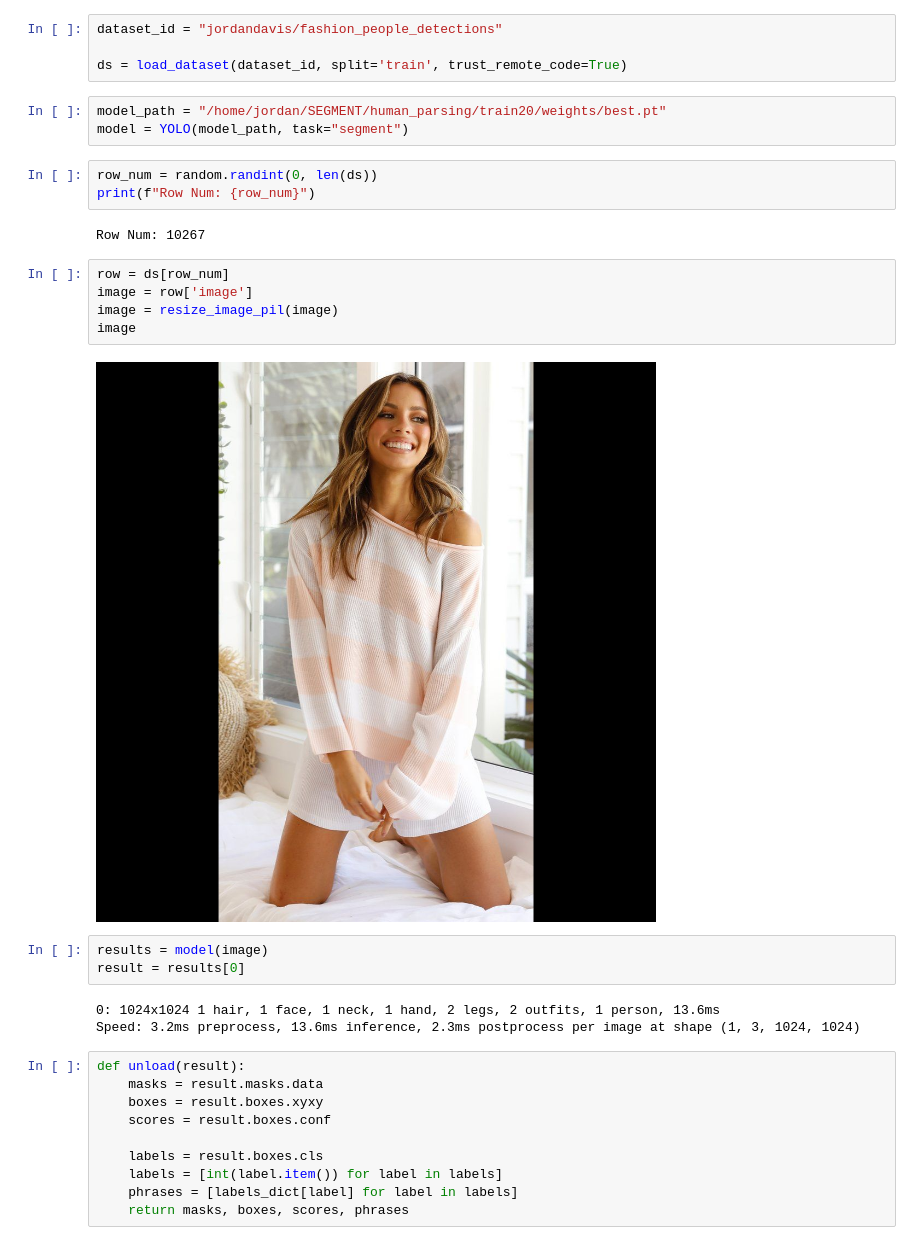
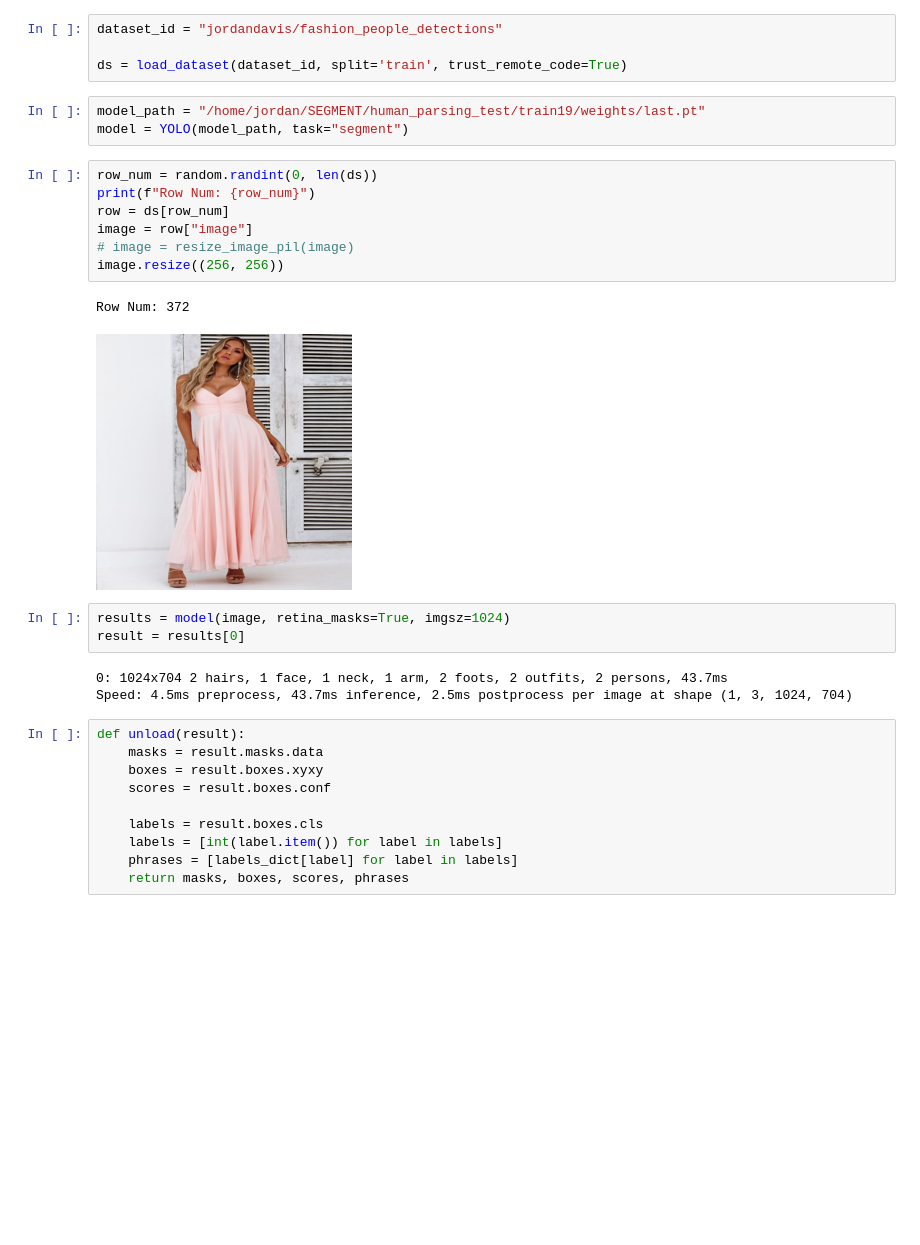
Before and after one commit to MnLgt/ImagenHeap, a Jupyter notebook: notebooks/yolo_results.ipynb, the cells around one changed output. Drawn from its saved outputs; the diff is of its cells as text; blank space fills up the shorter version.

```diff
--- a/notebooks/yolo_results.ipynb
+++ b/notebooks/yolo_results.ipynb
@@ -24,26 +24,24 @@ dataset_id = "jordandavis/fashion_people_detections"
 
 ds = load_dataset(dataset_id, split='train', trust_remote_code=True)
 # %%
-model_path = "/home/jordan/SEGMENT/human_parsing/train20/weights/best.pt"
+model_path = "/home/jordan/SEGMENT/human_parsing_test/train19/weights/last.pt"
 model = YOLO(model_path, task="segment")
 # %%
 row_num = random.randint(0, len(ds))
 print(f"Row Num: {row_num}")
+row = ds[row_num]
+image = row["image"]
+# image = resize_image_pil(image)
+image.resize((256, 256))
 # %% [output]
-Row Num: 10267
+Row Num: 372
+[figure, added]
-# %%
-row = ds[row_num]
-image = row['image']
-image = resize_image_pil(image)
-image
-# %% [output]
-[figure, removed]
 # %%
-results = model(image)
+results = model(image, retina_masks=True, imgsz=1024)
 result = results[0]
 # %% [output]
-0: 1024x1024 1 hair, 1 face, 1 neck, 1 hand, 2 legs, 2 outfits, 1 person, 13.6ms
-Speed: 3.2ms preprocess, 13.6ms inference, 2.3ms postprocess per image at shape (1, 3, 1024, 1024)
+0: 1024x704 2 hairs, 1 face, 1 neck, 1 arm, 2 foots, 2 outfits, 2 persons, 43.7ms
+Speed: 4.5ms preprocess, 43.7ms inference, 2.5ms postprocess per image at shape (1, 3, 1024, 704)
 # %%
 def unload(result):
     masks = result.masks.data
```
Also changed, not shown: parts of 5 cells of this notebook, 10 other files.
